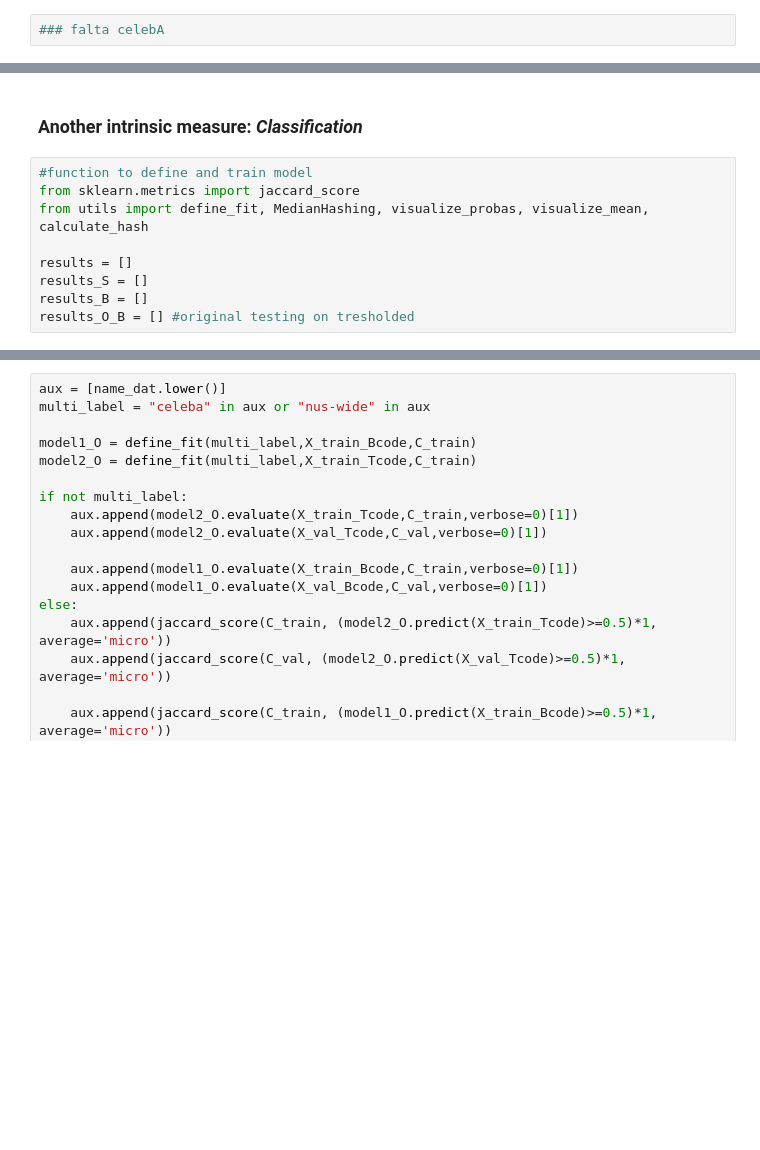
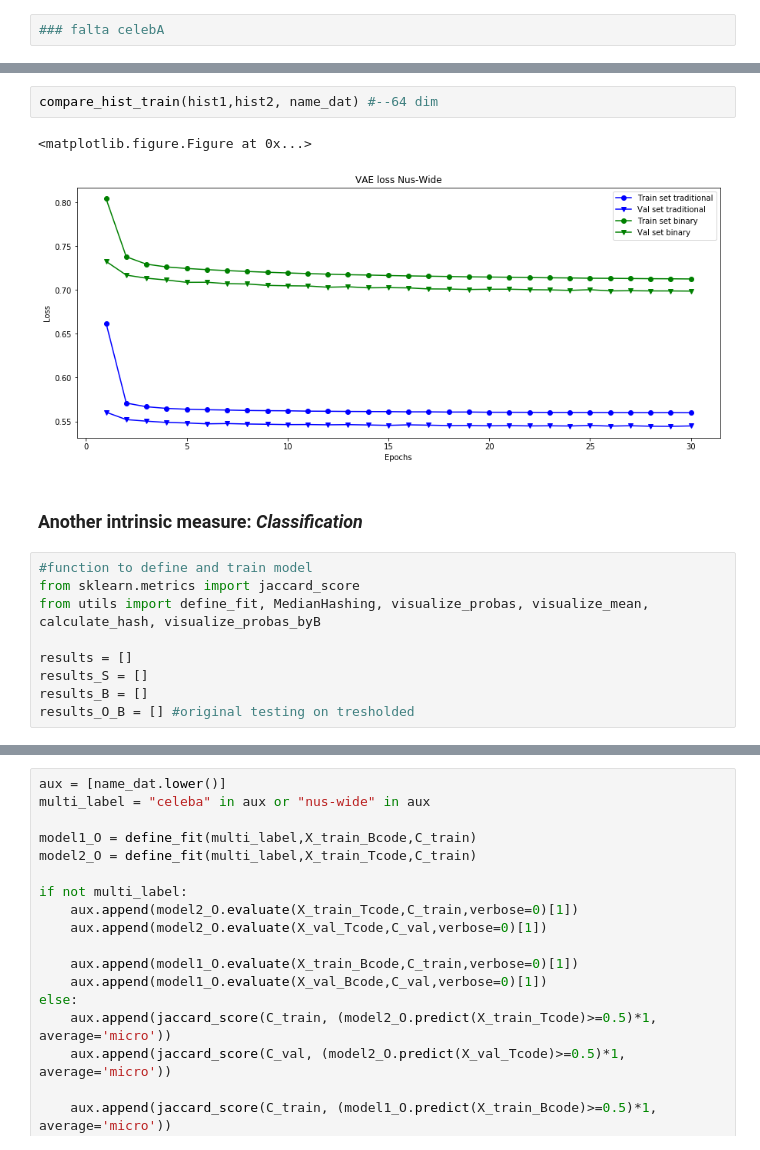
Before and after one commit to fmenat/DiscreteVAE, a Jupyter notebook: BinaryVAE_image_VGG-Beta?.ipynb, the cells around one changed output, grey strips where cells are left out. Saved outputs shown, nothing was run; the diff lists cells and outputs as text; blank space fills up the shorter version.

```diff
--- a/BinaryVAE_image_VGG-Beta?.ipynb
+++ b/BinaryVAE_image_VGG-Beta?.ipynb
@@ -725,9 +606,14 @@ compare_hist_train(hist1,hist2, name_dat) #--64 dim
+# %%
+compare_hist_train(hist1,hist2, name_dat) #--64 dim
+# %% [output]
+<matplotlib.figure.Figure at 0x...>
+[figure, added]
 # %% [markdown]
 ### Another intrinsic measure: *Classification*
 # %%
 #function to define and train model
 from sklearn.metrics import jaccard_score
-from utils import define_fit, MedianHashing, visualize_probas, visualize_mean, calculate_hash
+from utils import define_fit, MedianHashing, visualize_probas, visualize_mean, calculate_hash, visualize_probas_byB
 
 results = []
 results_S = []
```
Also changed, not shown: parts of 61 cells of this notebook, 21 other files.
